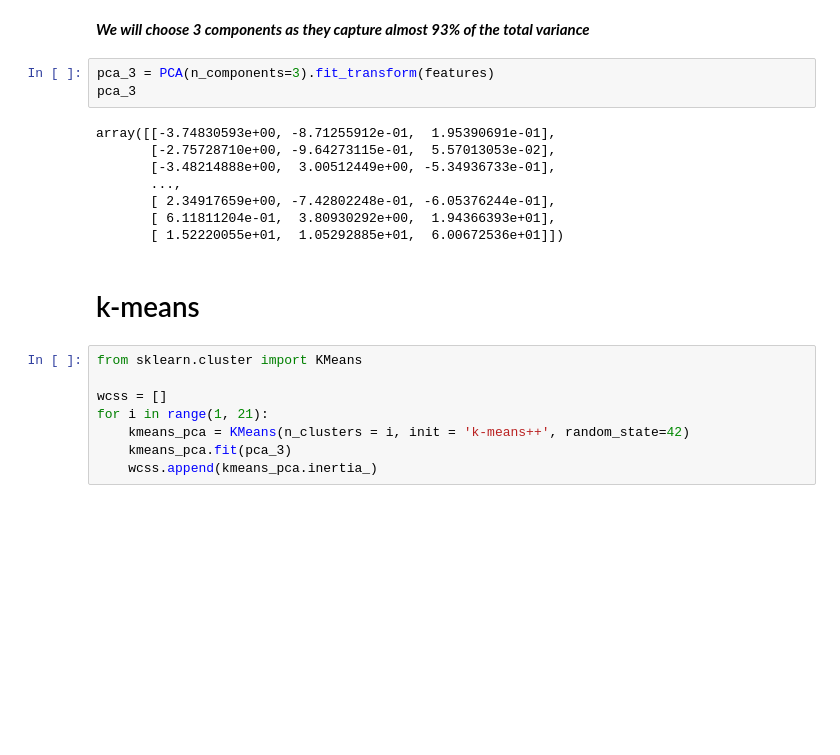
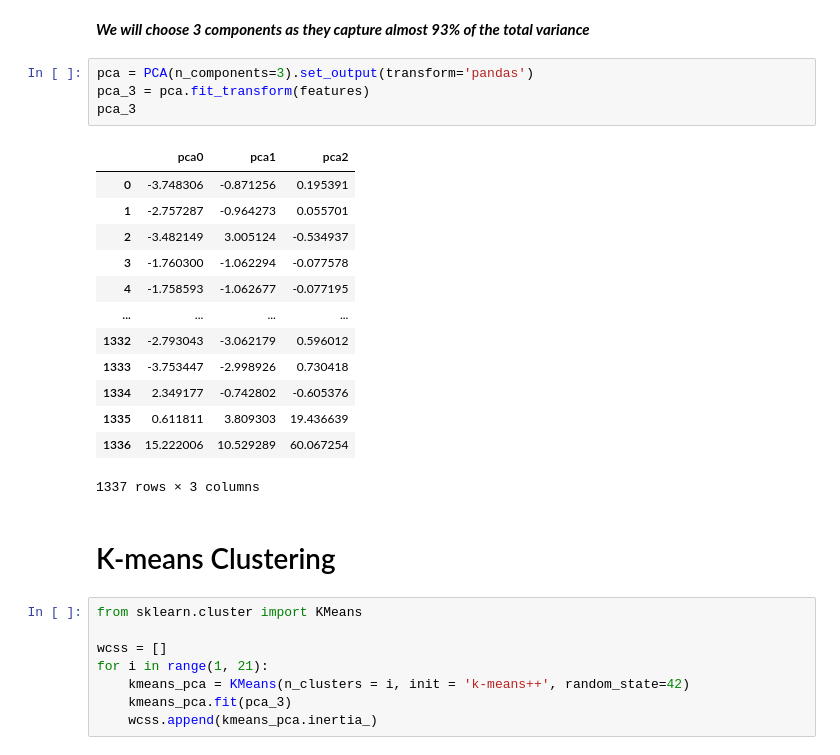
Before and after one commit to ArkaBarua173/Clustering-of-coffee-quality, a Jupyter notebook: clustering-of-coffee-quality.ipynb, the cells around one changed output. Cells and saved outputs as stored; diff of their text form; blank space fills up the shorter version.

```diff
--- a/clustering-of-coffee-quality.ipynb
+++ b/clustering-of-coffee-quality.ipynb
@@ -415,18 +417,25 @@ fig.show()
 # %% [markdown]
 ***We will choose 3 components as they capture almost 93% of the total variance***
 # %%
-pca_3 = PCA(n_components=3).fit_transform(features)
+pca = PCA(n_components=3).set_output(transform='pandas')
+pca_3 = pca.fit_transform(features)
 pca_3
 # %% [output]
+|  | pca0 | pca1 | pca2 |
+| 0 | -3.748306 | -0.871256 | 0.195391 |
+| 1 | -2.757287 | -0.964273 | 0.055701 |
+| 2 | -3.482149 | 3.005124 | -0.534937 |
+| 3 | -1.760300 | -1.062294 | -0.077578 |
+| 4 | -1.758593 | -1.062677 | -0.077195 |
+| ... | ... | ... | ... |
+| 1332 | -2.793043 | -3.062179 | 0.596012 |
+| 1333 | -3.753447 | -2.998926 | 0.730418 |
+| 1334 | 2.349177 | -0.742802 | -0.605376 |
+| 1335 | 0.611811 | 3.809303 | 19.436639 |
+| 1336 | 15.222006 | 10.529289 | 60.067254 |
-array([[-3.74830593e+00, -8.71255912e-01,  1.95390691e-01],
-       [-2.75728710e+00, -9.64273115e-01,  5.57013053e-02],
-       [-3.48214888e+00,  3.00512449e+00, -5.34936733e-01],
-       ...,
-       [ 2.34917659e+00, -7.42802248e-01, -6.05376244e-01],
-       [ 6.11811204e-01,  3.80930292e+00,  1.94366393e+01],
-       [ 1.52220055e+01,  1.05292885e+01,  6.00672536e+01]])
+1337 rows × 3 columns
 # %% [markdown]
-# k-means
+# K-means Clustering
 # %%
 from sklearn.cluster import KMeans
 
```
Also changed, not shown: parts of 3 cells of this notebook.
